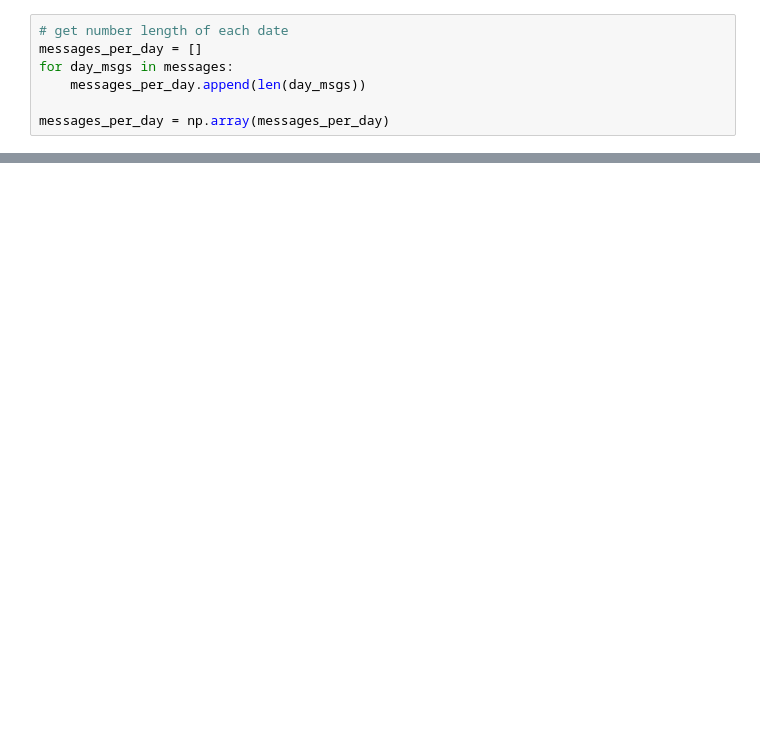
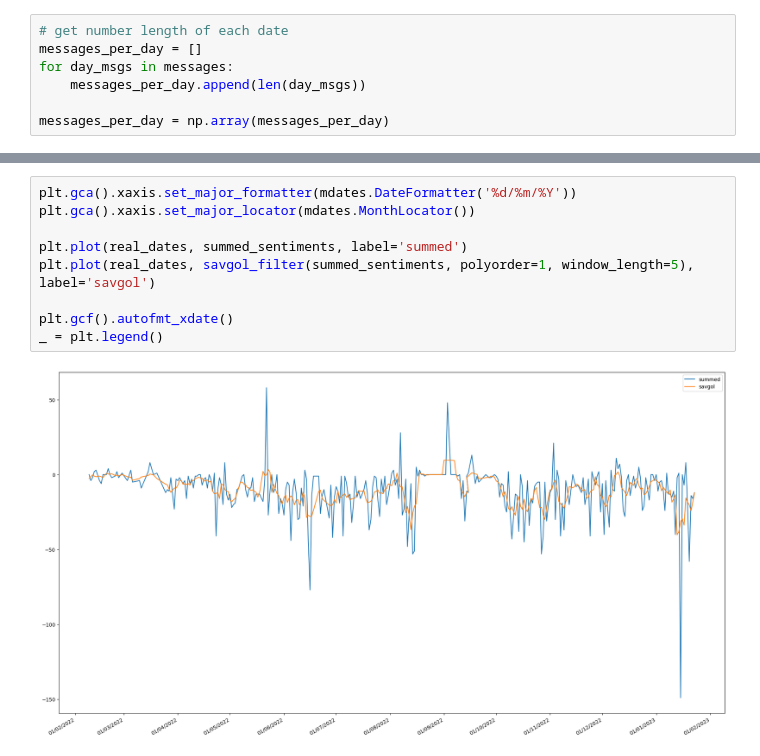
Before and after one commit to larsaars/machine_learning_tests, a Jupyter notebook: nlp/sentiment_graph_wa/analyze_wa_over_time.ipynb, the cells around one changed output, grey strips where cells are left out. Drawn from its saved outputs; the diff is of its cells as text; blank space fills up the shorter version.

```diff
--- a/nlp/sentiment_graph_wa/analyze_wa_over_time.ipynb
+++ b/nlp/sentiment_graph_wa/analyze_wa_over_time.ipynb
@@ -91,0 +111,11 @@ plt.plot(avg_sentiments)
+# %%
+plt.gca().xaxis.set_major_formatter(mdates.DateFormatter('%d/%m/%Y'))
+plt.gca().xaxis.set_major_locator(mdates.MonthLocator())
+
+plt.plot(real_dates, summed_sentiments, label='summed')
+plt.plot(real_dates, savgol_filter(summed_sentiments, polyorder=1, window_length=5), label='savgol')
+
+plt.gcf().autofmt_xdate()
+_ = plt.legend()
+# %% [output]
+[figure, added]
```
Also changed, not shown: parts of 10 cells of this notebook.
